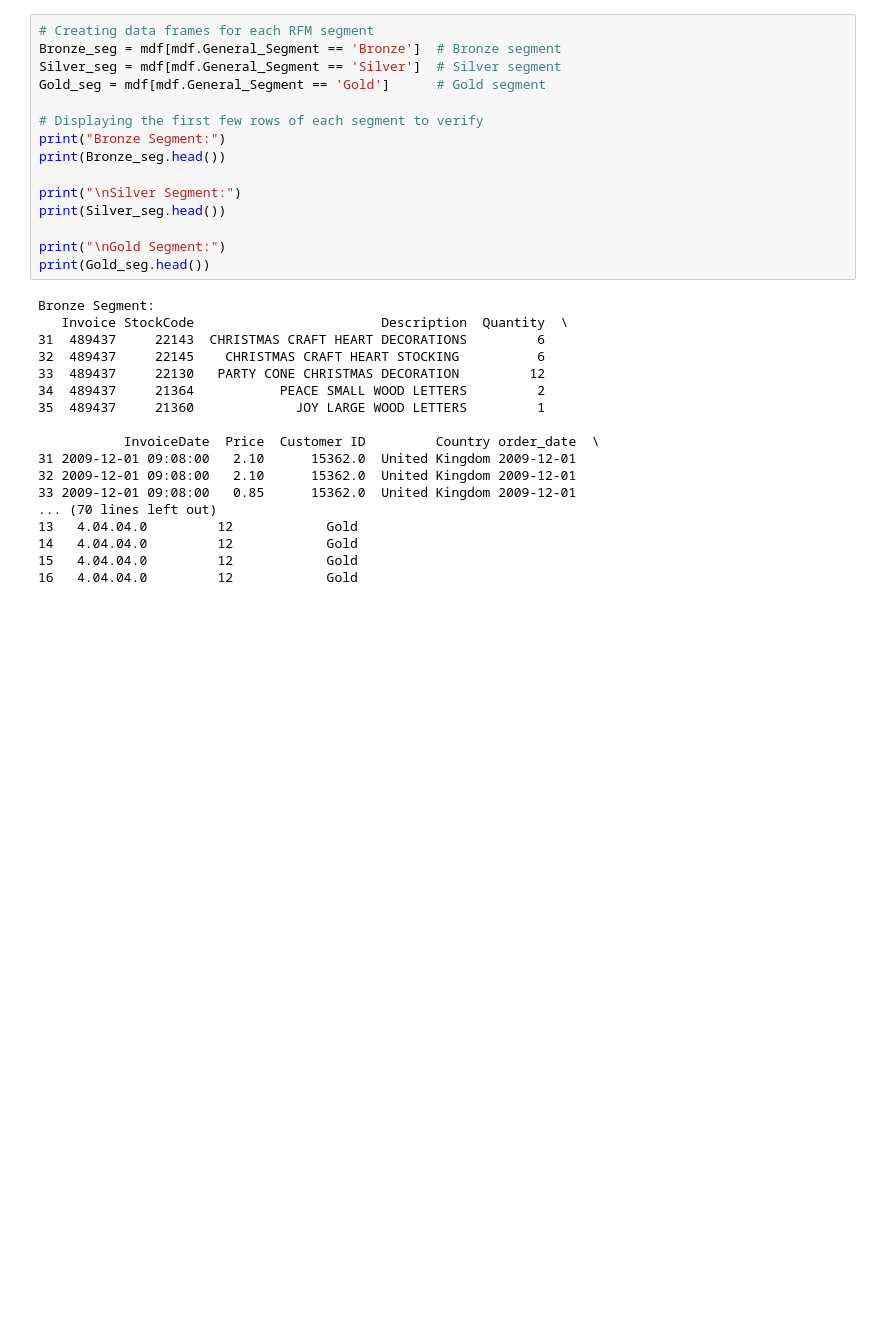
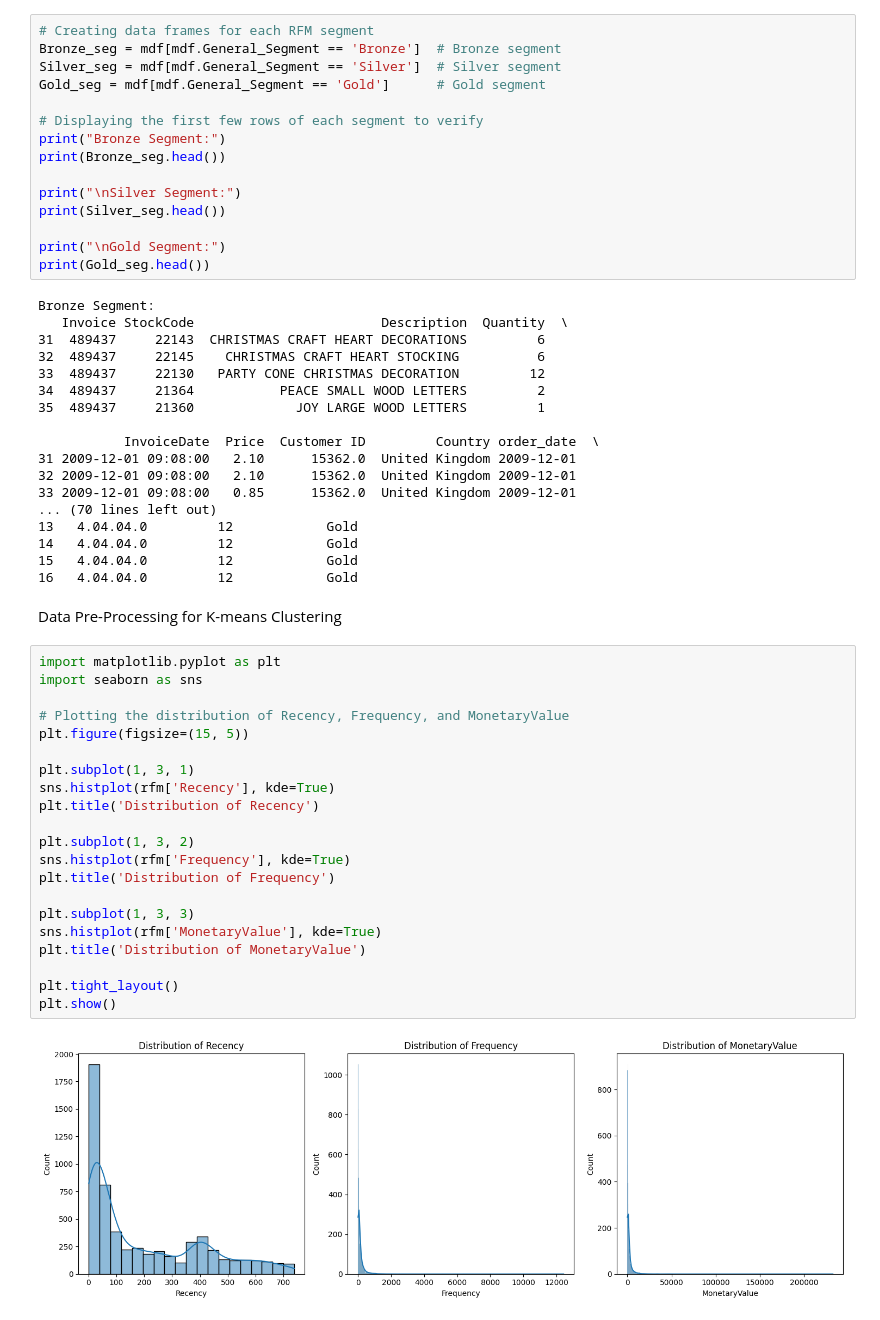
Before and after one commit to walethewave/Advanced-Retail-Analytics-Suite-Customer-Segmentation-Strategic-Insights, a Jupyter notebook: Retail.ipynb, the cells around one changed output. Drawn from its saved outputs; the diff is of its cells as text; blank space fills up the shorter version.

```diff
--- a/Retail.ipynb
+++ b/Retail.ipynb
@@ -453,3 +453,29 @@ Bronze Segment:
 14   4.04.04.0         12            Gold
 15   4.04.04.0         12            Gold
 16   4.04.04.0         12            Gold
+# %% [markdown]
+
+Data Pre-Processing for K-means Clustering
+# %%
+import matplotlib.pyplot as plt
+import seaborn as sns
+
+# Plotting the distribution of Recency, Frequency, and MonetaryValue
+plt.figure(figsize=(15, 5))
+
+plt.subplot(1, 3, 1)
+sns.histplot(rfm['Recency'], kde=True)
+plt.title('Distribution of Recency')
+
+plt.subplot(1, 3, 2)
+sns.histplot(rfm['Frequency'], kde=True)
+plt.title('Distribution of Frequency')
+
+plt.subplot(1, 3, 3)
+sns.histplot(rfm['MonetaryValue'], kde=True)
+plt.title('Distribution of MonetaryValue')
+
+plt.tight_layout()
+plt.show()
+# %% [output]
+[figure, added]
```
Also changed, not shown: parts of 12 cells of this notebook.
